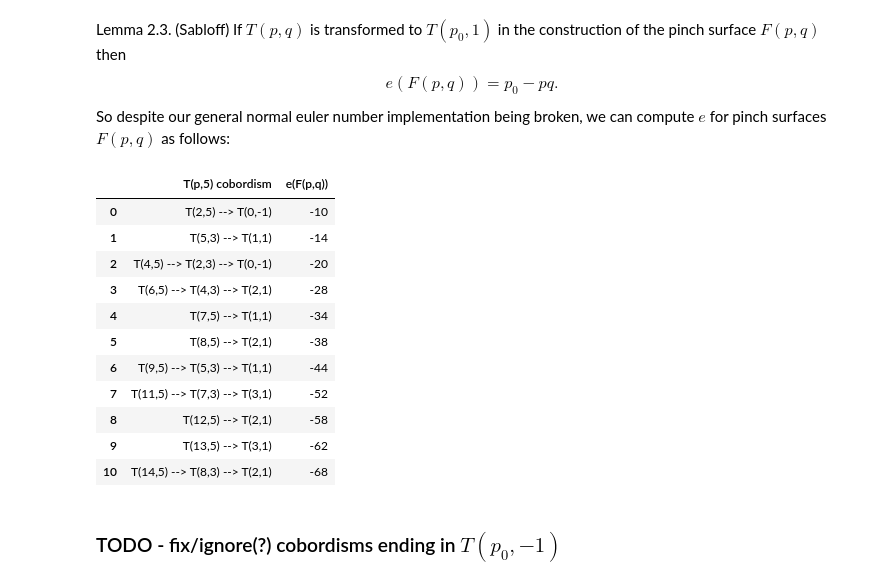
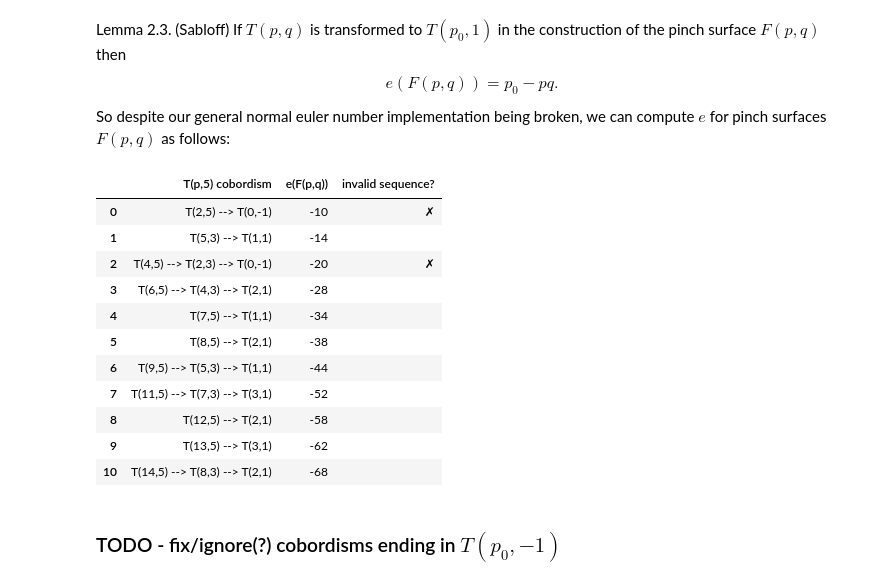
Before and after one commit to JulesGB/KnotGeography, a Jupyter notebook: find_bands.ipynb, the cells around one changed output. Drawn from its saved outputs; the diff is of its cells as text; code cells hidden in the pictures.

```diff
--- a/find_bands.ipynb
+++ b/find_bands.ipynb
@@ -127,42 +125,47 @@ def pinch_surface_euler(p,q):
 # %%
 q = 5 # q must be odd
 knot_seqs = []
 es = []
+invalids = []
 for p in range(2, 15):
     if math.gcd(p,q) != 1:
         continue
 
     knots = []
     e = 9999
     if p % 2 == 0:
         knots = pinch_knot_sequence(p,q)
         e = pinch_surface_euler(p,q)
     else:
         if p < q:
             knots = pinch_knot_sequence(q,p)
             e = pinch_surface_euler(q,p)
         else: # p > q
             knots = pinch_knot_sequence(p,q)
             e = pinch_surface_euler(p,q)
 
     knot_seq = ' --> '.join([f'T({p},{q})' for p,q in knots])
     knot_seqs.append(knot_seq)
     es.append(e)
+    if knots[-1][1] == 1:
+        invalids.append(' ')
+    else:
+        invalids.append('✗')
 
-pd.DataFrame(zip(knot_seqs, es), columns=[f'T(p,{q}) cobordism', 'e(F(p,q))'])
+pd.DataFrame(zip(knot_seqs, es, invalids), columns=[f'T(p,{q}) cobordism', 'e(F(p,q))', 'invalid sequence?'])
 # %% [output]
-|  | T(p,5) cobordism | e(F(p,q)) |
-| 0 | T(2,5) --> T(0,-1) | -10 |
-| 1 | T(5,3) --> T(1,1) | -14 |
-| 2 | T(4,5) --> T(2,3) --> T(0,-1) | -20 |
-| 3 | T(6,5) --> T(4,3) --> T(2,1) | -28 |
-| 4 | T(7,5) --> T(1,1) | -34 |
-| 5 | T(8,5) --> T(2,1) | -38 |
-| 6 | T(9,5) --> T(5,3) --> T(1,1) | -44 |
-| 7 | T(11,5) --> T(7,3) --> T(3,1) | -52 |
-| 8 | T(12,5) --> T(2,1) | -58 |
-| 9 | T(13,5) --> T(3,1) | -62 |
-| 10 | T(14,5) --> T(8,3) --> T(2,1) | -68 |
+|  | T(p,5) cobordism | e(F(p,q)) | invalid sequence? |
+| 0 | T(2,5) --> T(0,-1) | -10 | ✗ |
+| 1 | T(5,3) --> T(1,1) | -14 |  |
+| 2 | T(4,5) --> T(2,3) --> T(0,-1) | -20 | ✗ |
+| 3 | T(6,5) --> T(4,3) --> T(2,1) | -28 |  |
+| 4 | T(7,5) --> T(1,1) | -34 |  |
+| 5 | T(8,5) --> T(2,1) | -38 |  |
+| 6 | T(9,5) --> T(5,3) --> T(1,1) | -44 |  |
+| 7 | T(11,5) --> T(7,3) --> T(3,1) | -52 |  |
+| 8 | T(12,5) --> T(2,1) | -58 |  |
+| 9 | T(13,5) --> T(3,1) | -62 |  |
+| 10 | T(14,5) --> T(8,3) --> T(2,1) | -68 |  |
 # %% [markdown]
 ### TODO - fix/ignore(?) cobordisms ending in $T(p_0, -1)$
 # %% [markdown]
```
Also changed, not shown: parts of 4 cells of this notebook, 3 other files.
